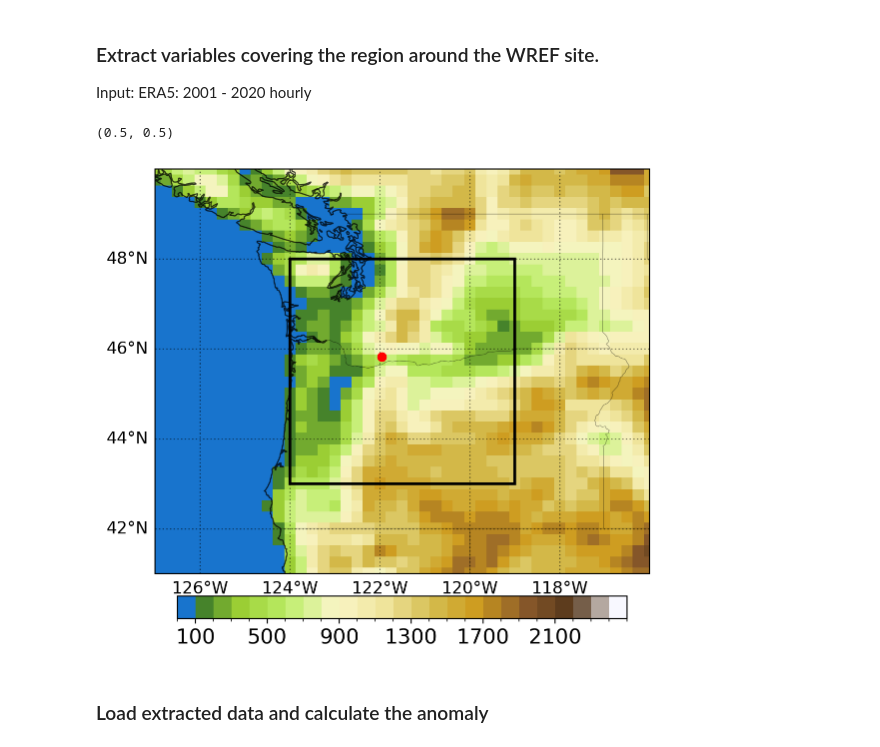
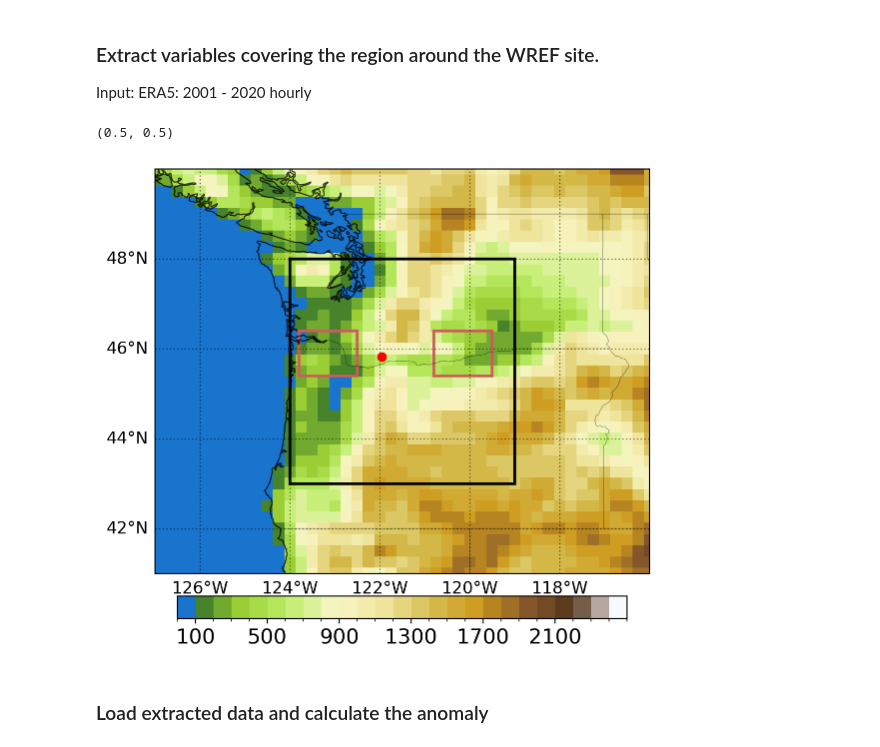
Before and after one commit to liuye923/tall_tower_lidar, a Jupyter notebook: SCL/01.extract_variables_over_PNW.ipynb, the cells around one changed output. Drawn from its saved outputs; the diff is of its cells as text; code cells hidden in the pictures.

```diff
--- a/SCL/01.extract_variables_over_PNW.ipynb
+++ b/SCL/01.extract_variables_over_PNW.ipynb
@@ -33,34 +33,36 @@ projection = ccrs.PlateCarree()
 
 fig, axs = plt.subplots(
     1, 1, figsize=(14, 5),
     subplot_kw={'projection': projection}
 )
 # axs = axs.ravel()
 plt.subplots_adjust(left=0.05, bottom=0.05, right=0.98, top=0.95, hspace=0.03, wspace=0.05)
 
 abcd=list('abcdefghijk')
 lat = topo.latitude
 lon = topo.longitude
 #----------------------------------
 ax = axs
 cs, clev = plot_on_map(
     topo,
     fig=fig, ax=ax, extent=topo_domain,
     clev=[-100]+list(np.linspace(100,2400,24))+[10000],
     draw_colorbar=False,
     lat=lat, lon=lon,
     draw_ylabel=True,
     cmap='OceanLakeLandSnow',
     # title=f'(a) Control',
     title_kwargs=dict(fontsize=16),
 )
 
 plot_map.add_rectangle(ax, data_domain, ec='k')
 plot_map.add_geolocation(ax, WREF_location)
+plot_map.add_rectangle(ax, [-123.8, -122.5, 45.4, 46.4], ec='indianred')
+plot_map.add_rectangle(ax, [-120.8, -119.5, 45.4, 46.4], ec='indianred')
 _=plot_map.add_colorbar(cs, axs, clev[1:-1:4], pad=0.05, shrink=0.8, aspect=20)
 # %% [output]
 (0.5, 0.5)
-[figure, old version]
+[figure, new version]
 # %% [markdown]
 ### Load extracted data and calculate the anomaly
 # %%
```
Also changed, not shown: 5 other files.
